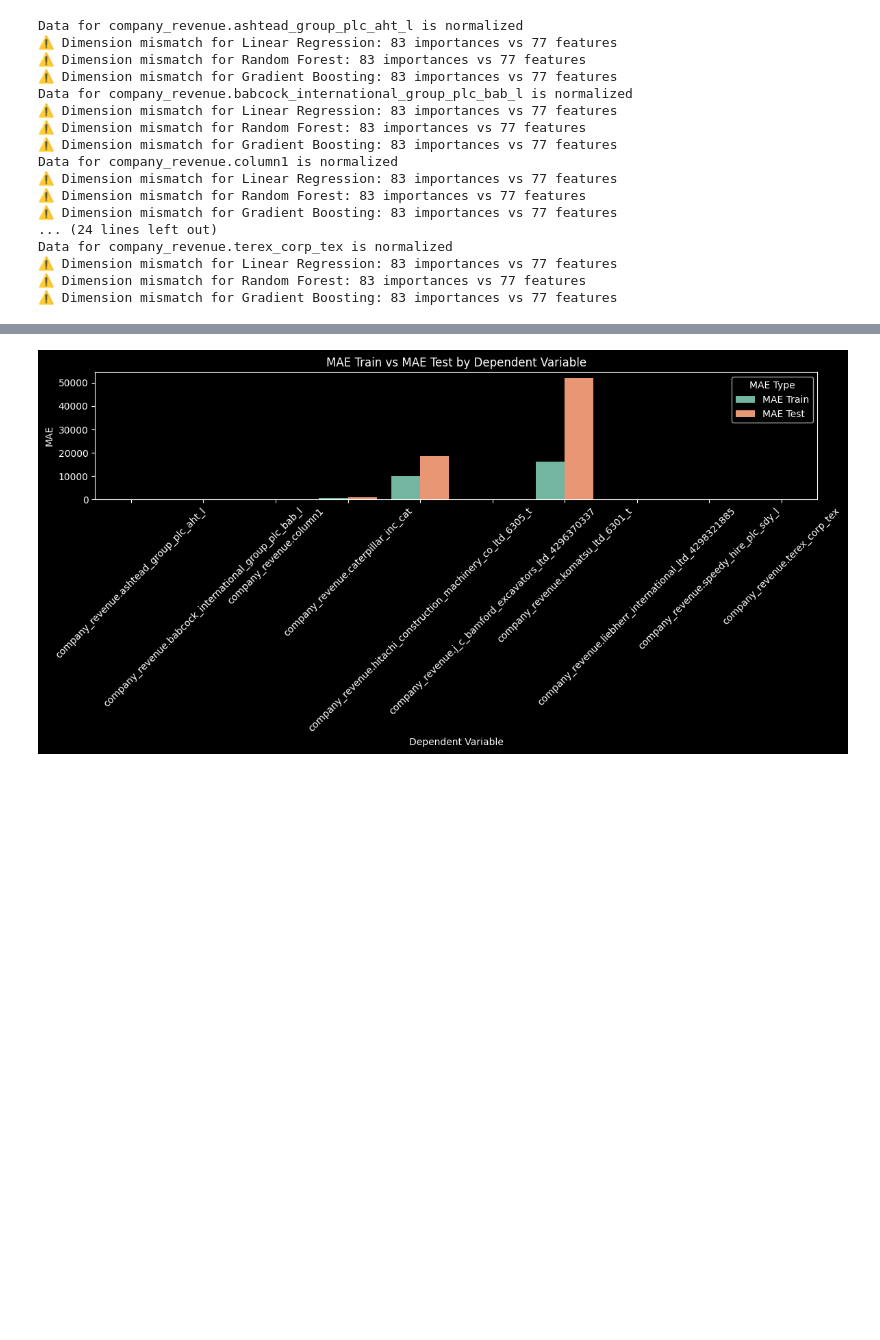
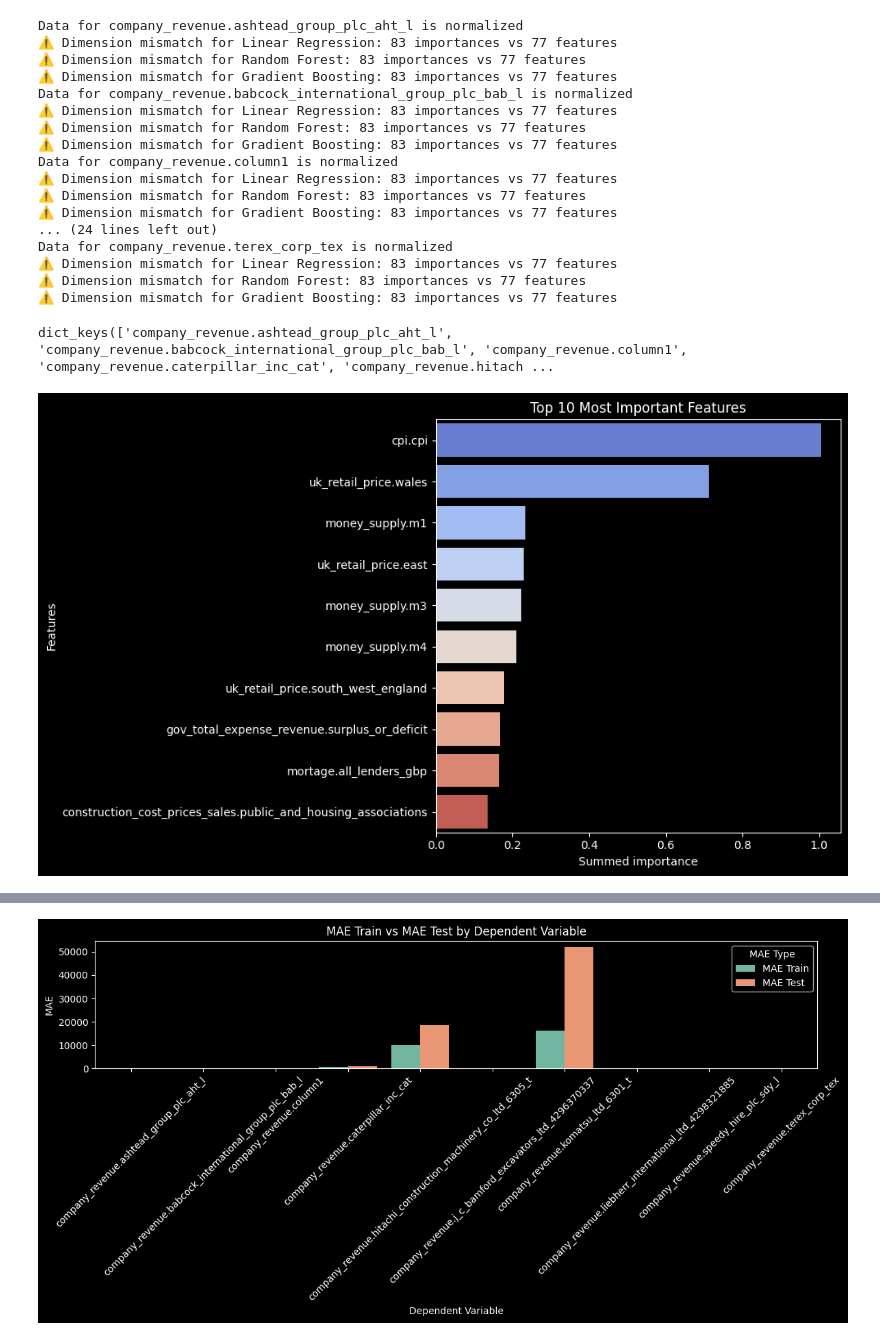
Before and after one commit to ZakITx/BAM_project, a Jupyter notebook: ML.ipynb, the cells around one changed output, grey strips where cells are left out. Cells and saved outputs as stored; diff of their text form; code cells hidden in the pictures; blank space fills up the shorter version.

```diff
--- a/ML.ipynb
+++ b/ML.ipynb
@@ -505,7 +505,7 @@ X += list(xlsx['construction_cost_prices_sales'].columns[3:5])
 X += list(xlsx['construction_cost_prices_sales'].columns[6:])
 X.append('year')
 # %%
-def regression_analysis(df, dependent_var, independent_vars, show_feature_importance=False, plot_results=False, n_splits=5, save_results=True, results_path='results.pkl'):
+def regression_analysis(df, dependent_var, independent_vars, show_feature_importance=False, n_splits=5, save_results=True, results_path='results.pkl'):
     results = []
     feature_importance_results = {}
     best_models = {}
@@ -684,12 +705,12 @@ def plot_models(best_models):
 # %% [markdown]
 ## Revenues prediction
 # %%
-dependent_vars = list(df_final[xlsx['company_revenue'].columns[1:]])
-df = df_final[dependent_vars + X].copy()
+dependent_vars_revenue = list(df_final[xlsx['company_revenue'].columns[1:]])
+df = df_final[dependent_vars_revenue + X].copy()
 # %%
-resultats = []
-for i in dependent_vars:
-    resultats.append(regression_analysis(df, i, X))
+revenue_results = []
+for i in dependent_vars_revenue:
+    revenue_results.append(regression_analysis(df, i, X))
 # %% [output]
 Data for company_revenue.ashtead_group_plc_aht_l is normalized
 ⚠️ Dimension mismatch for Linear Regression: 83 importances vs 77 features
@@ -709,13 +730,18 @@ Data for company_revenue.terex_corp_tex is normalized
 ⚠️ Dimension mismatch for Random Forest: 83 importances vs 77 features
 ⚠️ Dimension mismatch for Gradient Boosting: 83 importances vs 77 features
 # %%
-results = []
-for i in range(len(resultats)):
-    results.append(resultats[i][0])
+revenue_results_dict = []
+for i in range(len(revenue_results)):
+    revenue_results_dict.append(revenue_results[i][0])
 
-best_models = []
-for i in range(len(resultats)):
-    best_models.append(resultats[i][1])
+best_models_revenue = []
+for i in range(len(revenue_results)):
+    best_models_revenue.append(revenue_results[i][1])
 
-best_models = {list(item.keys())[0]: item[list(item.keys())[0]] for item in best_models}
+best_models_revenue = {list(item.keys())[0]: item[list(item.keys())[0]] for item in best_models_revenue}
+# %%
+plot_feature_importance(best_models_revenue)
+# %% [output]
+dict_keys(['company_revenue.ashtead_group_plc_aht_l', 'company_revenue.babcock_international_group_plc_bab_l', 'company_revenue.column1', 'company_revenue.caterpillar_inc_cat', 'company_revenue.hitach ...
+[figure, added]
 # %%
```
Also changed, not shown: parts of 11 cells of this notebook.
